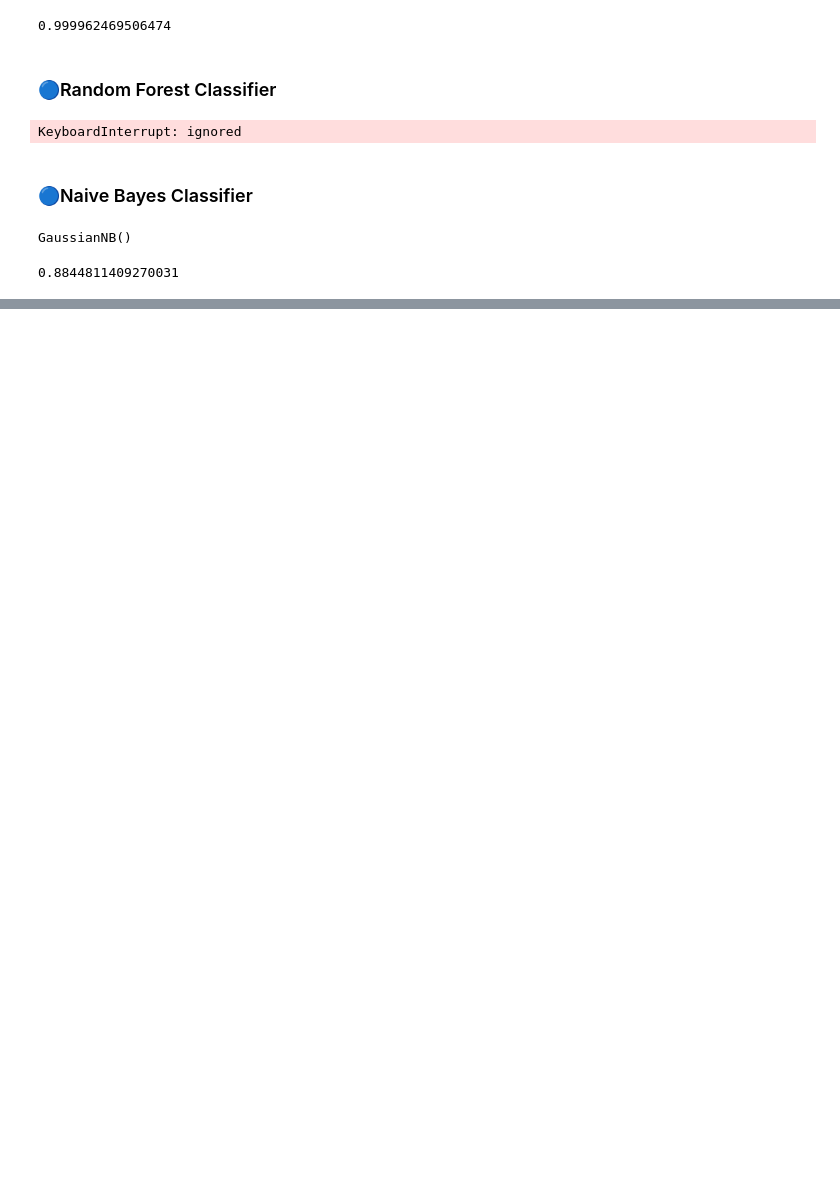
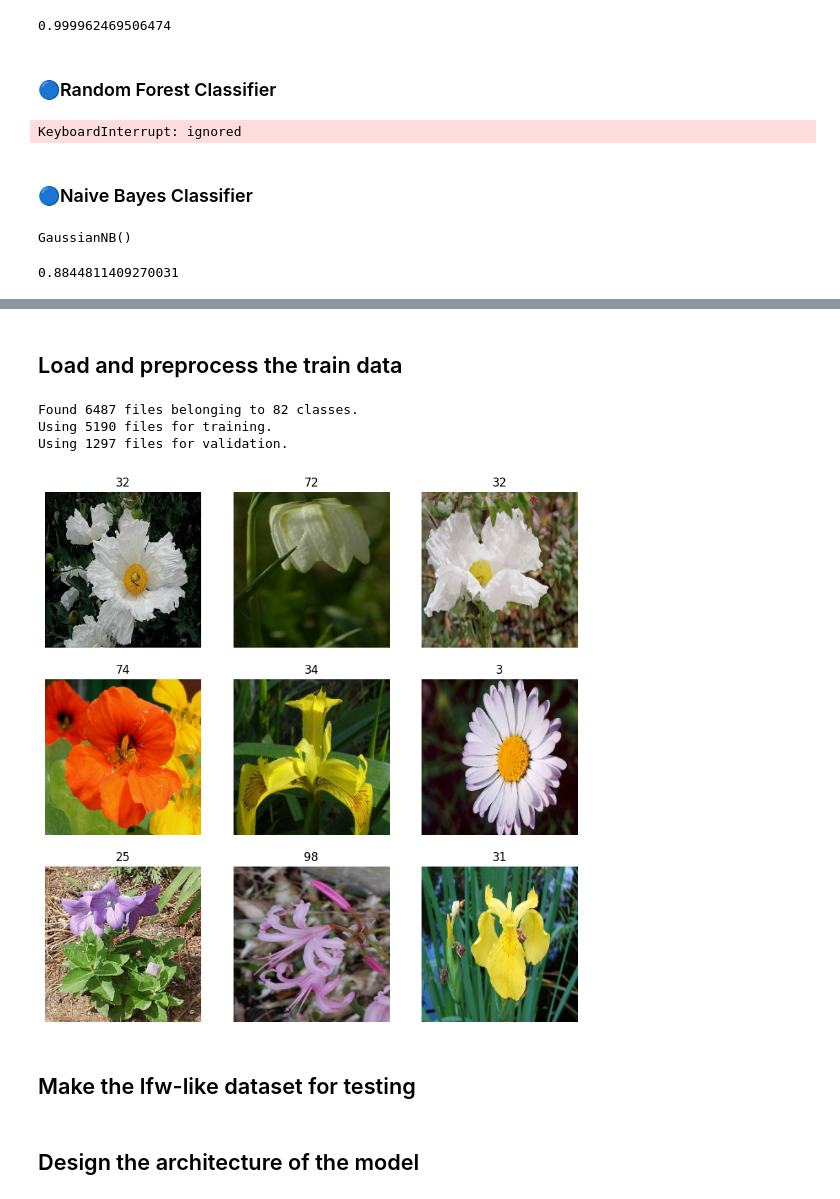
Before and after one commit to SaeedARV/Image-Similarity, a Jupyter notebook: Roshan_ImageSimilarity.ipynb, the cells around one changed output, grey strips where cells are left out. Saved outputs shown, nothing was run; the diff lists cells and outputs as text; code cells hidden in the pictures; blank space fills up the shorter version.

```diff
--- a/Roshan_ImageSimilarity.ipynb
+++ b/Roshan_ImageSimilarity.ipynb
@@ -502,2 +381,0 @@ import random
-# %%
-labels = pd.read_csv('/content/drive/MyDrive/dataset/imagelabels.csv', index_col=0)['labels']
@@ -526,8 +381,0 @@ TypeError: ignored
-# %%
-plt.figure(figsize=(10, 10))
-for images, labels in train_ds.take(1):
-  for i in range(9):
-    ax = plt.subplot(3, 3, i + 1)
-    plt.imshow(images[i].numpy().astype("uint8"))
-    plt.title(train_ds.class_names[labels[i]])
-    plt.axis("off")
@@ -630,0 +414,29 @@ ValueError: ignored
+# %% [markdown]
+## Load and preprocess the train data
+# %%
+train_labels = pd.read_csv('/content/drive/MyDrive/dataset/102flowers/train_labels.csv', index_col=0)['labels']
+# %%
+train_ds, val_ds = tf.keras.utils.image_dataset_from_directory(
+    "/content/drive/MyDrive/dataset/102flowers/train",
+    validation_split=0.2,
+    labels=train_labels.to_numpy().tolist(),
+    label_mode='int',
+    subset='both',
+    seed=1337,
+    image_size=(256, 256),
+    batch_size=32,
+)
+# %% [output]
+Found 6487 files belonging to 82 classes.
+Using 5190 files for training.
+Using 1297 files for validation.
+# %%
+plt.figure(figsize=(10, 10))
+for images, labels in train_ds.take(1):
+  for i in range(9):
+    ax = plt.subplot(3, 3, i + 1)
+    plt.imshow(images[i].numpy().astype("uint8"))
+    plt.title(labels[i].numpy())
+    plt.axis("off")
+# %% [output]
+[figure, added]
@@ -630,0 +449,4 @@ ValueError: ignored
+# %% [markdown]
+## Make the lfw-like dataset for testing
+# %% [markdown]
+## Design the architecture of the model
```
Also changed, not shown: parts of 68 cells of this notebook.
